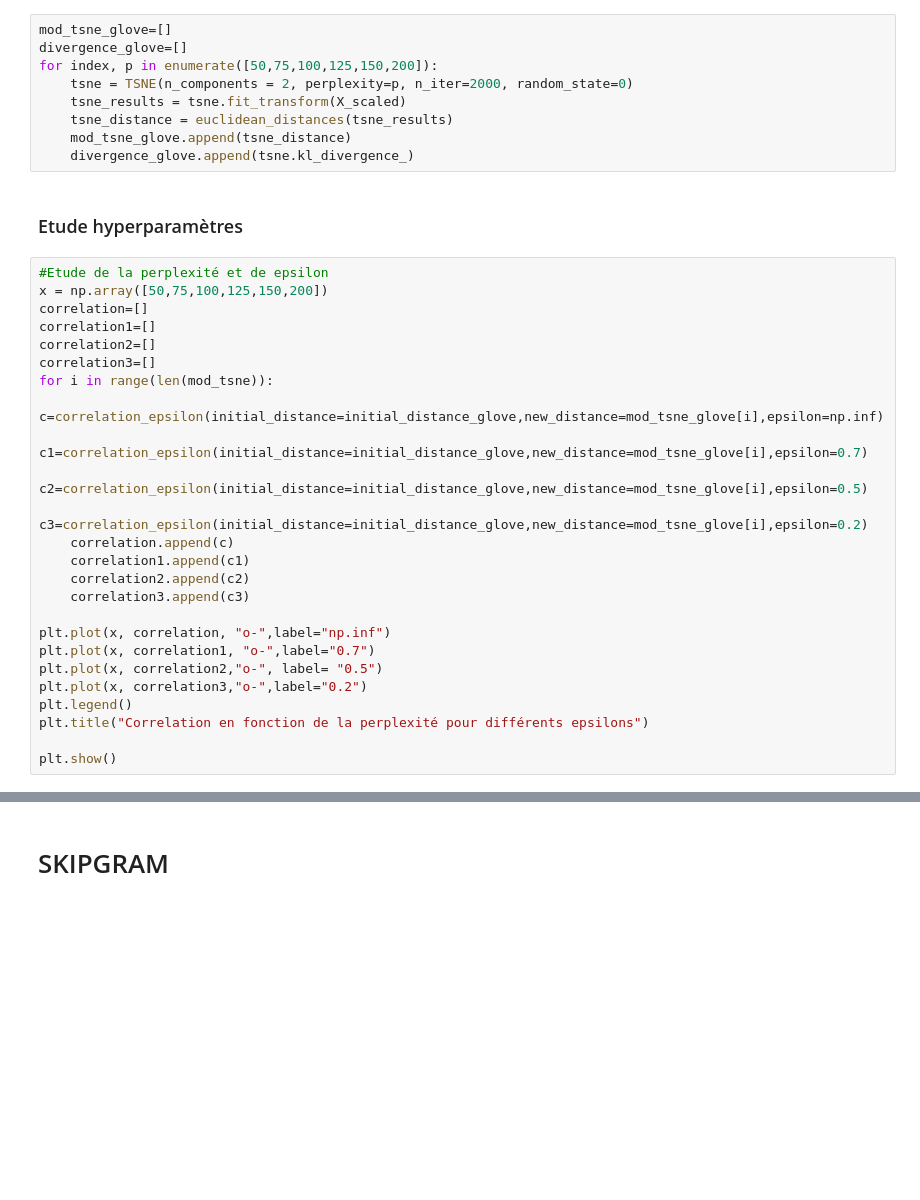
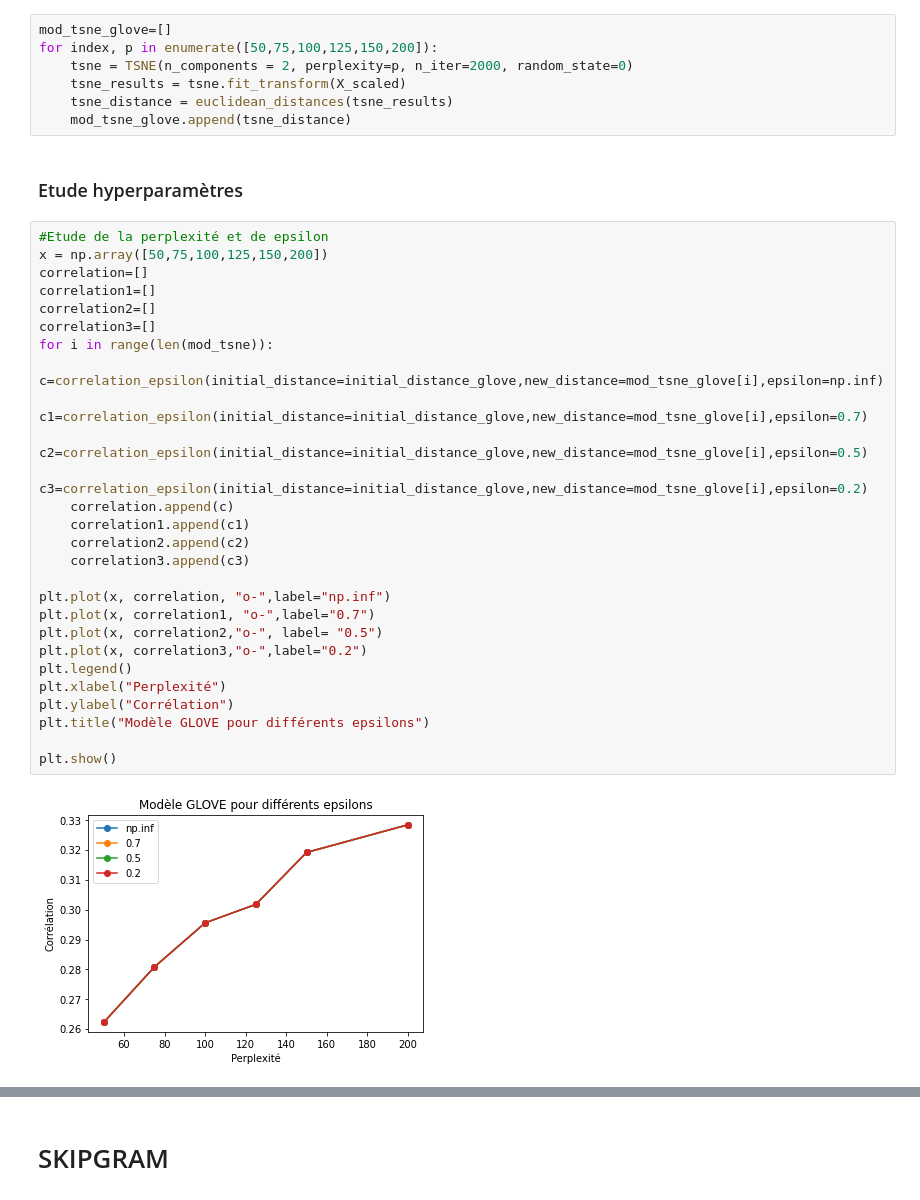
Before and after one commit to dmkant/projet-statistique-2022, a Jupyter notebook: reduction_dim/moyenne/comparaison_moy_tf.ipynb, the cells around one changed output, grey strips where cells are left out. Cells and saved outputs as stored; diff of their text form; blank space fills up the shorter version.

```diff
--- a/reduction_dim/moyenne/comparaison_moy_tf.ipynb
+++ b/reduction_dim/moyenne/comparaison_moy_tf.ipynb
@@ -137,40 +155,42 @@ std_scale = preprocessing.StandardScaler().fit(X)
 X_scaled = std_scale.transform(X)
 # %%
 mod_tsne_glove=[]
-divergence_glove=[]
 for index, p in enumerate([50,75,100,125,150,200]):
     tsne = TSNE(n_components = 2, perplexity=p, n_iter=2000, random_state=0)
     tsne_results = tsne.fit_transform(X_scaled)
     tsne_distance = euclidean_distances(tsne_results)
     mod_tsne_glove.append(tsne_distance)
-    divergence_glove.append(tsne.kl_divergence_)
 # %% [markdown]
 ### Etude hyperparamètres
 # %%
 #Etude de la perplexité et de epsilon
 x = np.array([50,75,100,125,150,200])
 correlation=[]
 correlation1=[]
 correlation2=[]
 correlation3=[]
 for i in range(len(mod_tsne)):
     c=correlation_epsilon(initial_distance=initial_distance_glove,new_distance=mod_tsne_glove[i],epsilon=np.inf)
     c1=correlation_epsilon(initial_distance=initial_distance_glove,new_distance=mod_tsne_glove[i],epsilon=0.7)
     c2=correlation_epsilon(initial_distance=initial_distance_glove,new_distance=mod_tsne_glove[i],epsilon=0.5)
     c3=correlation_epsilon(initial_distance=initial_distance_glove,new_distance=mod_tsne_glove[i],epsilon=0.2)
     correlation.append(c)
     correlation1.append(c1)
     correlation2.append(c2)
     correlation3.append(c3)
 
 plt.plot(x, correlation, "o-",label="np.inf")
 plt.plot(x, correlation1, "o-",label="0.7")
 plt.plot(x, correlation2,"o-", label= "0.5")
 plt.plot(x, correlation3,"o-",label="0.2")
 plt.legend()
-plt.title("Correlation en fonction de la perplexité pour différents epsilons")
+plt.xlabel("Perplexité")
+plt.ylabel("Corrélation")
+plt.title("Modèle GLOVE pour différents epsilons")
 
 plt.show()
+# %% [output]
+[figure, added]
 # %%
 #Etude de la perplexité et du nb de voisins
 x = np.array([50,75,100,125,150,200])
```
Also changed, not shown: parts of 10 cells of this notebook, 1 other file.
